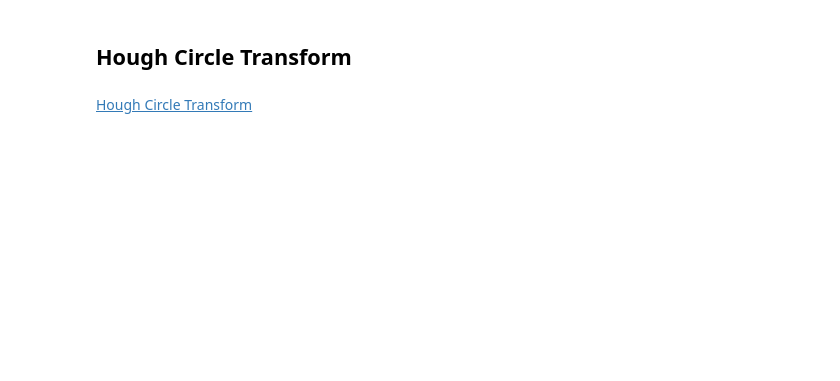
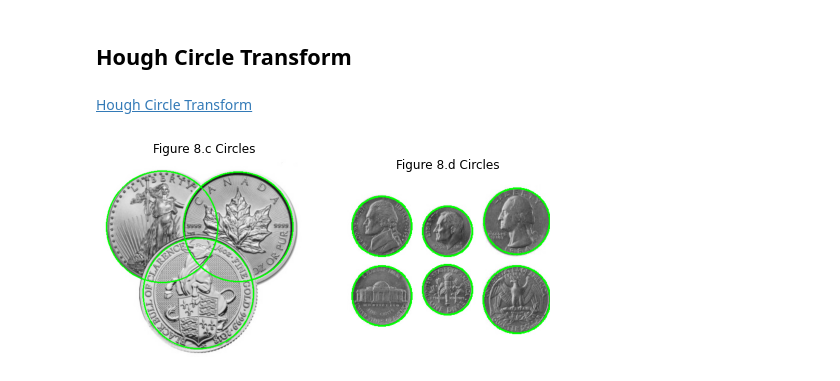
Before and after one commit to paulinho-16/MEIC-VC, a Jupyter notebook: Exercises/Part1/3_edge_detection.ipynb, the cells around one changed output. Saved outputs shown, nothing was run; the diff lists cells and outputs as text; code cells hidden in the pictures; blank space fills up the shorter version.

```diff
--- a/Exercises/Part1/3_edge_detection.ipynb
+++ b/Exercises/Part1/3_edge_detection.ipynb
@@ -229,18 +272,44 @@ plt.show()
 # %%
+# Opening the images
+img8c = cv2.imread(os.path.join(dataDir, 'coins_02.jpg'), 0)
+img8d = cv2.imread(os.path.join(dataDir, 'coins_01.jpg'), 0)
+
+img8cBlur = cv2.blur(img8c,(3,3))
+img8dBlur = cv2.blur(img8d,(3,3))
+
+# Copy edges to the image that will display the results
+img8cCopy = cv2.cvtColor(img8c,cv2.COLOR_GRAY2RGB)
+img8dCopy = cv2.cvtColor(img8d,cv2.COLOR_GRAY2RGB)
+
 # Apply the Hough circle transform
-detectionMethod = cv2.HOUGH_GRADIENT # corresponds to the canny filter
+detectionMethod = cv2.HOUGH_GRADIENT # corresponds to the Canny filter
 resolutionFlag = 1 # same resolution as the original image
 minDistance = 20 # between the centers of the detected circles
 
 # param1 and param2 are the thresholds passed to the detection method
-circles = cv2.HoughCircles(coins, detectionMethod, resolutionFlag, minDistance, param1=200, param2=100, minRadius=0, maxRadius=0)
-circles = np.uint16(np.around(circles))
+circles8c = cv2.HoughCircles(img8cBlur, detectionMethod, resolutionFlag, minDistance, param1=200, param2=100, minRadius=100, maxRadius=0)
+circles8c = np.uint16(np.around(circles8c))
+circles8d = cv2.HoughCircles(img8dBlur, detectionMethod, resolutionFlag, minDistance, param1=200, param2=80, minRadius=0, maxRadius=0)
+circles8d = np.uint16(np.around(circles8d))
 
 # Drawing the resulting circles
-for i in circles[0,:]:
-    cv2.circle(coinsCopy,(i[0],i[1]),i[2],(0,255,0),2)
+def draw_circles(circles, copy):
+    for i in circles[0,:]:
+        cv2.circle(copy,(i[0],i[1]),i[2],(0,255,0),2)
 
-plt.imshow(coinsCopy)
-plt.title('Hough Circle Transform Result')
-plt.axis('off')
+draw_circles(circles8c, img8cCopy)
+draw_circles(circles8d, img8dCopy)
+
+fig, ax = plt.subplots(1,2,figsize=(8,6))
+
+ax[0].imshow(img8cCopy)
+ax[0].set_title('Figure 8.c Circles')
+ax[0].axis('off')
+
+ax[1].imshow(img8dCopy)
+ax[1].set_title('Figure 8.d Circles')
+ax[1].axis('off')
+
 plt.show()
+# %% [output]
+[figure, added]
```
Also changed, not shown: parts of 13 cells of this notebook.
